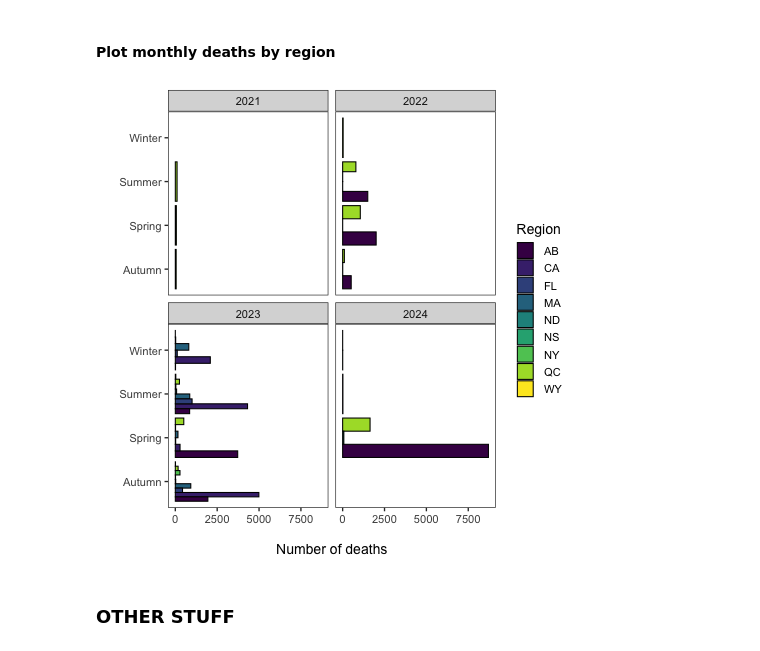
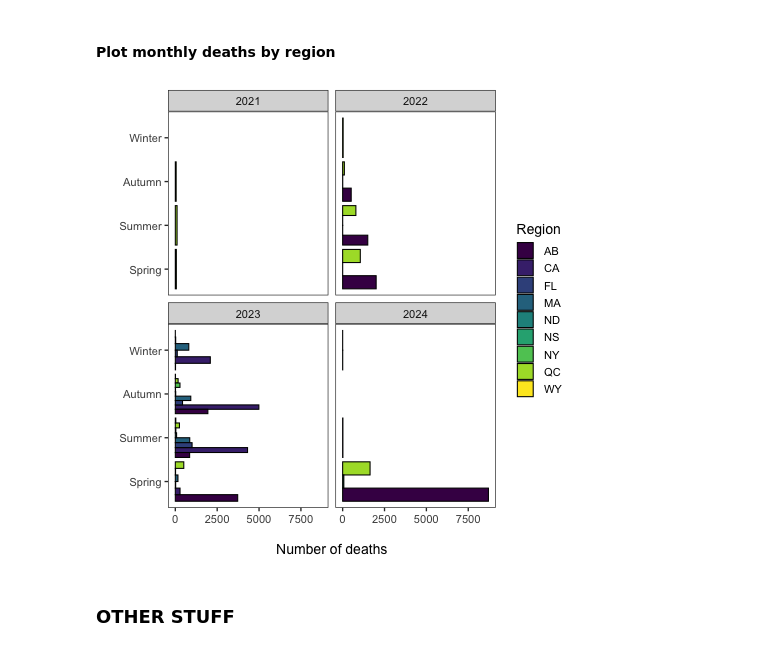
Before and after one commit to Nectar-Technologies/ledge-nectar, a Jupyter notebook: aqi/notebooks/04_plot_GLMM.ipynb, the cells around one changed output. Cells and saved outputs as stored; diff of their text form; code cells hidden in the pictures.

```diff
--- a/aqi/notebooks/04_plot_GLMM.ipynb
+++ b/aqi/notebooks/04_plot_GLMM.ipynb
@@ -1145,34 +1182,37 @@ filtered_data2 <- filtered_data[death_next_season == 1]
 filtered_data2[, `:=`(
   month = month(death_date),
   year = year(death_date)
 )]
 
 # Create a `season_2` variable based on the month
 filtered_data2[, season_2 := fifelse(month %in% c(6, 7, 8), "Summer",
                           fifelse(month %in% c(9, 10, 11), "Autumn",
                           fifelse(month %in% c(12, 1, 2), "Winter",
                           fifelse(month %in% c(3, 4, 5), "Spring", NA_character_))))]
+
+# Reorder in seasonal order
+filtered_data2[, season_2 := factor(season_2, levels = c("Spring", "Summer", "Autumn", "Winter"))]
 
 # Count the number of deaths per season and region
 death_count <- filtered_data2[, .N, by = .(year, season_2, region)]
 
 # Plot the number of deaths by season and region
 p_deaths <- ggplot(death_count, aes(x = season_2, y = N, fill = region)) +
   geom_col(position = "dodge", color = "black") +
   scale_fill_viridis(discrete = TRUE) +
   theme_bw(base_size = 14) +
   theme(panel.grid = element_blank()) +
   labs(
     x = " ",
     y = "\nNumber of deaths",
     fill = "Region"
   ) +
   coord_flip() +
   facet_wrap(~year)
 
 p_deaths
 # %% [output]
-[figure, old version]
+[figure, new version]
 # %% [markdown]
 ### OTHER STUFF
 # %%
```
Also changed, not shown: parts of 6 cells of this notebook.
